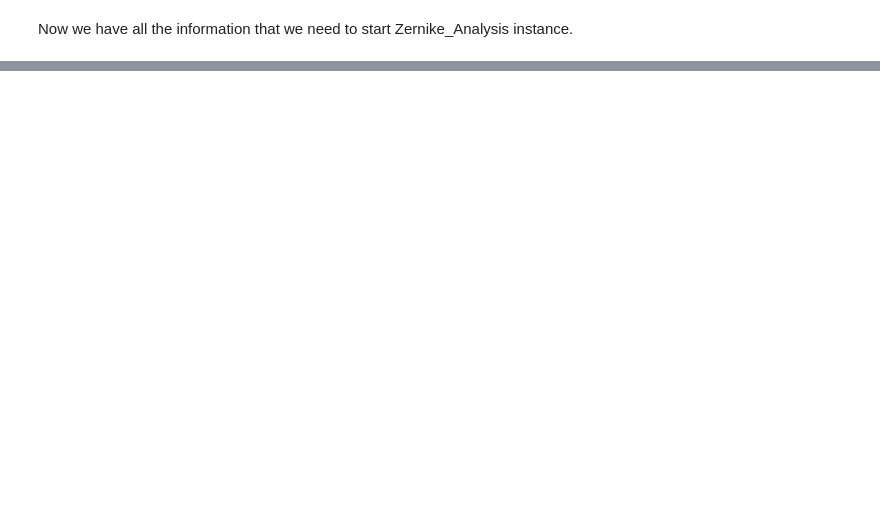
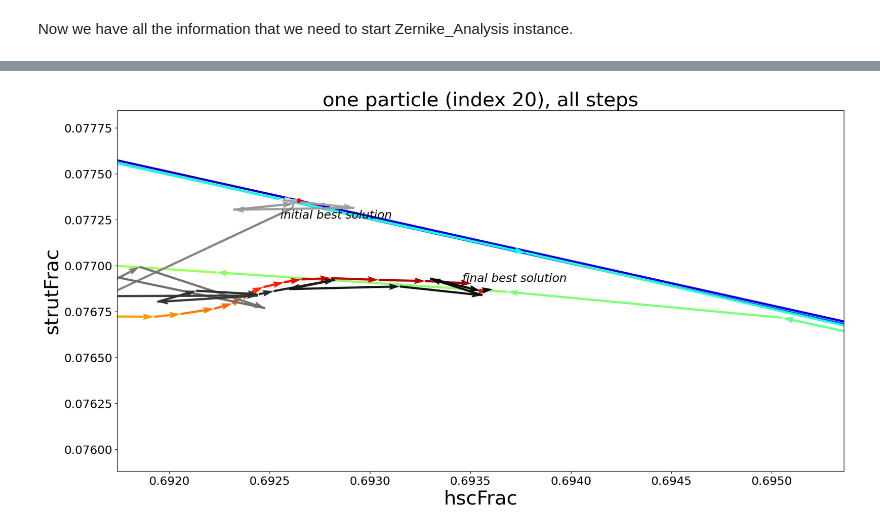
Before and after one commit to Subaru-PFS/dev_2ddrp, a Jupyter notebook: 2d_PSF_code/Tutorials/Zernike_multi_image.ipynb, the cells around one changed output, grey strips where cells are left out. Cells and saved outputs as stored; diff of their text form; code cells hidden in the pictures; blank space fills up the shorter version.

```diff
--- a/2d_PSF_code/Tutorials/Zernike_multi_image.ipynb
+++ b/2d_PSF_code/Tutorials/Zernike_multi_image.ipynb
@@ -269,0 +276,12 @@ index_of_single_image
+# %%
+# gbest position track the position of the best particle during the fitting procedure
+# unfortunetly it has to be manually loaded as seen below
+# It has shape (51,129) - it tracks best set of parameters (129) through all of the
+# steps (51)
+# Last value is where we terminated the evaluation -> gbests_positions[-1]
+
+gbest_filename='/tigress/ncaplar/Results/chain'+date+'_Single_P_'+str(obs)+str(single_number)+str(eps)+arc+'res_gbests_position.npy'
+gbests_positions=np.load(gbest_filename)
+print(gbest_filename)
+print(gbests_positions.shape)
+gbests_positions[-1]
@@ -269,0 +603,73 @@ index_of_single_image
+# %%
+# This plots shows how the single particle moves around the parameter space
+# gray and black colors show the evolution of the best particle
+# colors show the evolution of this randomly selected particle
+
+nsteps=chain0_swarm_1.shape[0]
+
+i1=19*2+0
+i6=19*2+0+1
+j=0
+n_particle=20
+list_of_single_particle_par_movements=[]
+list_of_gbest_particle_movements=[]
+for j in range(len(chain0_swarm_1)):
+    step0_test_1=chain0_swarm_1[:,:,i1][:,n_particle][j]
+    step0_test_6=chain0_swarm_1[:,:,i6][:,n_particle][j]
+
+
+    list_of_single_particle_par_movements.append([step0_test_1,step0_test_6])
+    list_of_gbest_particle_movements.append([gbests_positions[:,i1][j],gbests_positions[:,i6][j]])
+
+array_of_single_particle_par_movements=np.array(list_of_single_particle_par_movements)
+array_of_gbest_particle_movements=np.array(list_of_gbest_particle_movements)
+
+step32_dif_1=np.ediff1d(array_of_single_particle_par_movements[:,0])
+step32_dif_6=np.ediff1d(array_of_single_particle_par_movements[:,1])
+
+step32_dif_1_best=np.ediff1d(array_of_gbest_particle_movements[:,0])
+step32_dif_6_best=np.ediff1d(array_of_gbest_particle_movements[:,1])
+
+
+X=array_of_single_particle_par_movements[:,0][0:(nsteps-1)]
+Y=array_of_single_particle_par_movements[:,1][0:(nsteps-1)]
+U=step32_dif_1[0:(nsteps-1)]
+V=step32_dif_6[0:(nsteps-1)]
+
+X_best=array_of_gbest_particle_movements[:,0][0:(nsteps-1)]
+Y_best=array_of_gbest_particle_movements[:,1][0:(nsteps-1)]
+U_best=step32_dif_1_best[0:(nsteps-1)]
+V_best=step32_dif_6_best[0:(nsteps-1)]
+
+cmap = matplotlib.cm.get_cmap('jet')
+list_of_colors=[]
+for i in range((nsteps-1)):
+    list_of_colors.append(cmap(i/(nsteps-1)))
+
+cmap = matplotlib.cm.get_cmap('binary')
+list_of_colors_best=[]
+for i in range((nsteps-1)):
+    list_of_colors_best.append(cmap(i/50))
+
+plt.figure(figsize=(20,10))
+plt.title('one particle (index '+str(n_particle)+'), all steps',size=30)
+
+Q = plt.quiver(X, Y, U, V, angles='xy', scale_units='xy', scale=1,width=0.003,color=list_of_colors,label='particle')
+Q = plt.quiver(X_best, Y_best, U_best, V_best, angles='xy', scale_units='xy', scale=1,width=0.003,color=list_of_colors_best,label='best solution')
+plt.scatter(X_best[-1],Y_best[-1],color='red')
+plt.scatter(X_best[0],Y_best[0],color='red')
+
+delta_X=np.abs(X_best[0]-X_best[-1])
+delta_Y=np.abs(Y_best[0]-Y_best[-1])
+
+plt.text(X_best[-1]+-0.1*np.abs(delta_X),Y_best[-1]+np.abs(0.1*delta_Y),s='final best solution',style='italic')
+plt.text(X_best[0]+-0.1*np.abs(delta_X),Y_best[0]-np.abs(0.2*delta_Y),s='initial best solution',style='italic')
+
+plt.xlim(X_best[-1]-2*delta_X,X_best[-1]+2*delta_X)
+plt.ylim(Y_best[-1]-2*delta_Y,Y_best[-1]+2*delta_Y)
+
+plt.xlabel(columns22[i1-19],size=30)
+plt.ylabel(columns22[i6-19],size=30)
+
+#plt.legend()
+# %% [output]
@@ -269,0 +677 @@ index_of_single_image
+[figure, added]
```
Also changed, not shown: parts of 19 cells of this notebook.
